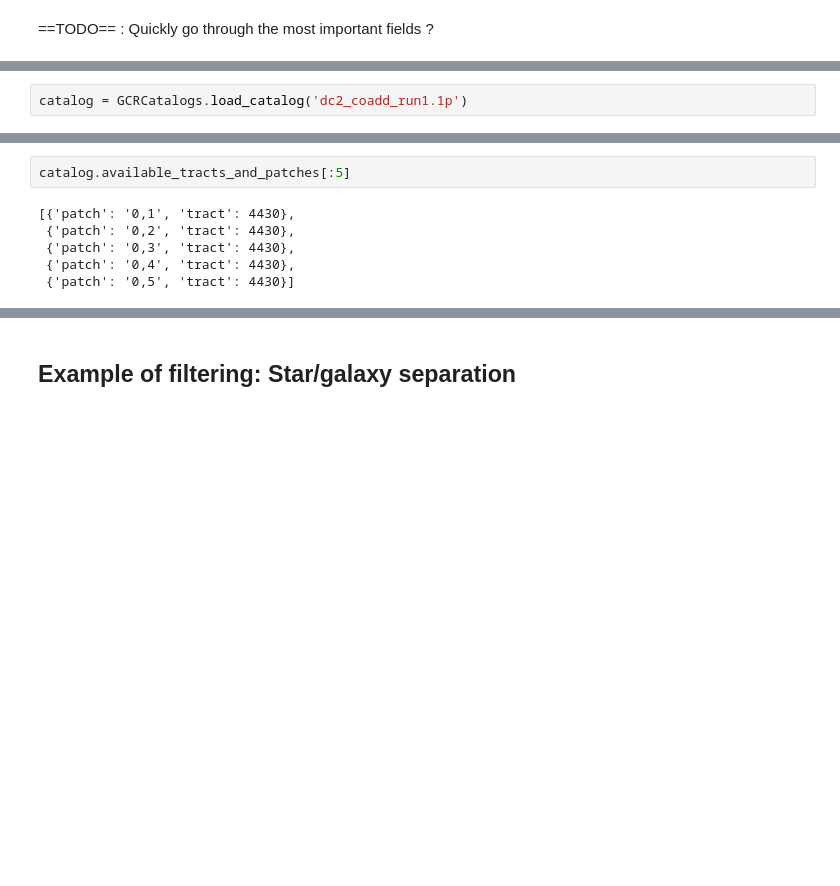
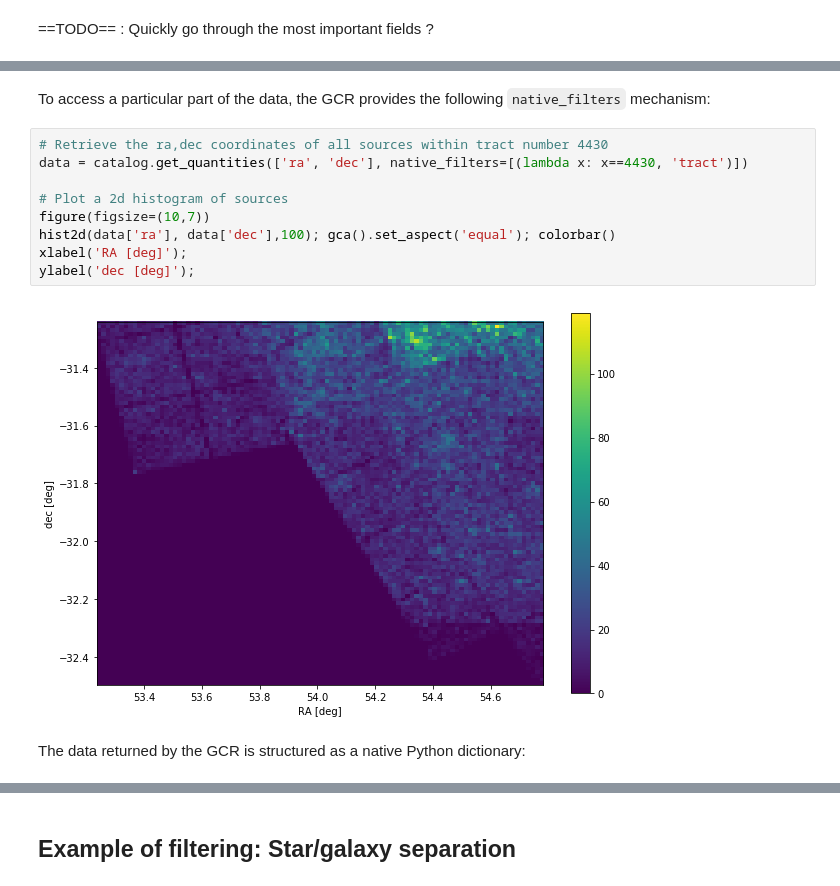
Before and after one commit to LSSTDESC/DC2-production, a Jupyter notebook: Notebooks/DC2 Coadd Run1.1p GCR access -- Tutorial (part1).ipynb, the cells around one changed output, grey strips where cells are left out. Drawn from its saved outputs; the diff is of its cells as text; blank space fills up the shorter version.

```diff
--- a/Notebooks/DC2 Coadd Run1.1p GCR access -- Tutorial (part1).ipynb
+++ b/Notebooks/DC2 Coadd Run1.1p GCR access -- Tutorial (part1).ipynb
@@ -81,2 +52,0 @@ The LSST project is making an effort to standardize the format of the Data Relea
-# %%
-catalog = GCRCatalogs.load_catalog('dc2_coadd_run1.1p')
@@ -125,8 +53,15 @@ sorted(catalog.list_all_native_quantities())
-# %%
-catalog.available_tracts_and_patches[:5]
-# %% [output]
-[{'patch': '0,1', 'tract': 4430},
- {'patch': '0,2', 'tract': 4430},
- {'patch': '0,3', 'tract': 4430},
- {'patch': '0,4', 'tract': 4430},
- {'patch': '0,5', 'tract': 4430}]
+# %% [markdown]
+To access a particular part of the data, the GCR provides the following `native_filters` mechanism:
+# %%
+# Retrieve the ra,dec coordinates of all sources within tract number 4430
+data = catalog.get_quantities(['ra', 'dec'], native_filters=[(lambda x: x==4430, 'tract')])
+
+# Plot a 2d histogram of sources
+figure(figsize=(10,7))
+hist2d(data['ra'], data['dec'],100); gca().set_aspect('equal'); colorbar()
+xlabel('RA [deg]');
+ylabel('dec [deg]');
+# %% [output]
+[figure, added]
+# %% [markdown]
+The data returned by the GCR is structured as a native Python dictionary:
```
Also changed, not shown: parts of 29 cells of this notebook.
